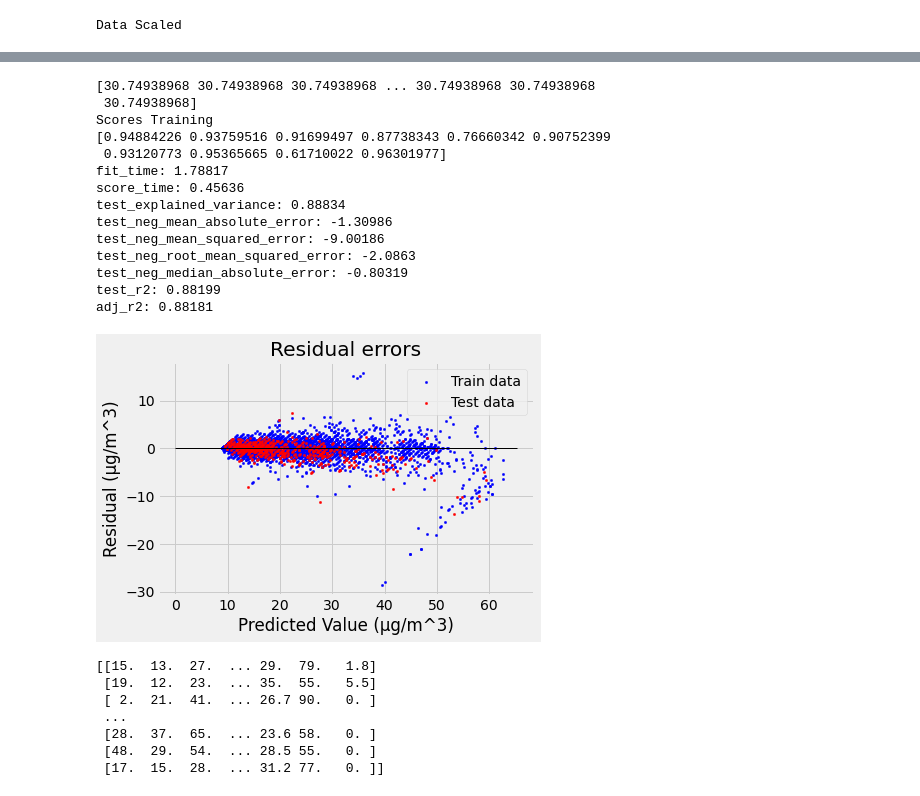
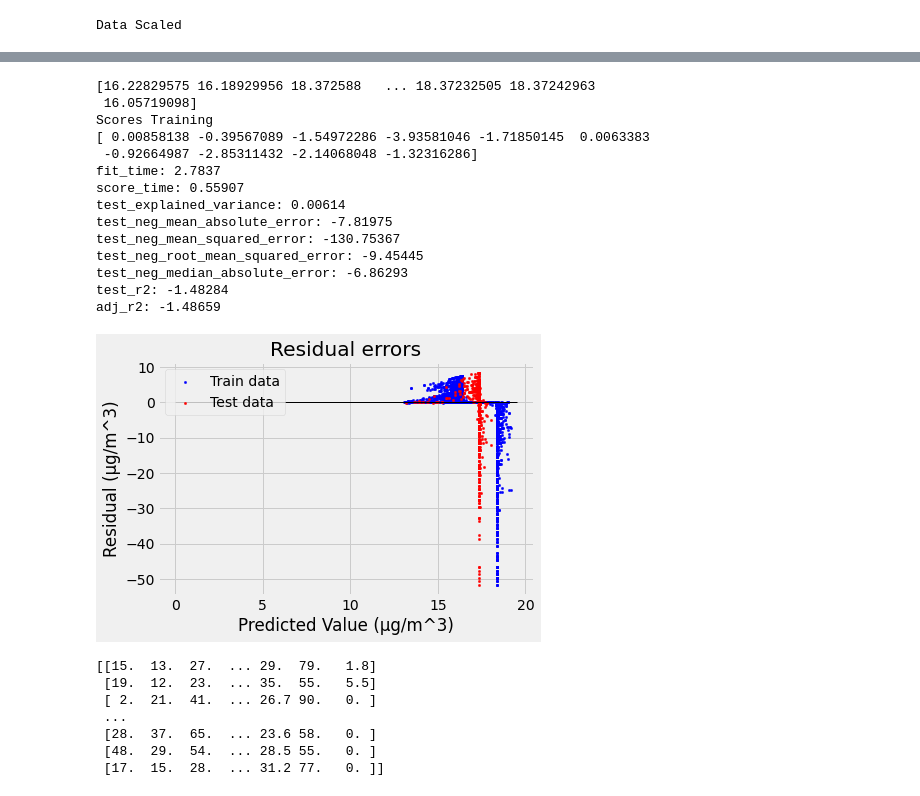
Before and after one commit to JBPrew/OzonePM-Forecasting, a Jupyter notebook: Models/test_regression WITHOUT SCALING.ipynb, the cells around one changed output, grey strips where cells are left out. Cells and saved outputs as stored; diff of their text form; code cells hidden in the pictures.

```diff
--- a/Models/test_regression WITHOUT SCALING.ipynb
+++ b/Models/test_regression WITHOUT SCALING.ipynb
@@ -268,7 +267,7 @@ adj_r2: 0.91732
 from sklearn.linear_model import RANSACRegressor, LinearRegression
 
 ransac_reg = RANSACRegressor(LinearRegression(positive=True), random_state = 42)
-ransac_reg.fit(X_train_scaled, y_train)
+ransac_reg.fit(X_train, y_train)
 
 #Print Coefficients and Weight
 print("Coefficients: ")
@@ -278,10 +277,10 @@ for i in range(len(X.columns)):
     print(X.columns[i] + ": " + str(ransac_reg.estimator_.coef_[i]))
 
 print("Scores Training")
-ransac_reg_scores = cross_validate_scores(ransac_reg, X_scaled, y)
+ransac_reg_scores = cross_validate_scores(ransac_reg, X, y)
 for key in ransac_reg_scores:
     print(key + ": " + str(ransac_reg_scores[key]))
 
-resid_plot(ransac_reg, X_train_scaled, X_test_scaled)
+resid_plot(ransac_reg, X_train, X_test)
 # %% [output]
 Coefficients:
@@ -310,7 +309,7 @@ from sklearn import tree
 
 
 decision_tree_reg = DecisionTreeRegressor(random_state = 42, max_depth = 5)
-decision_tree_reg.fit(X_train_scaled, y_train)
+decision_tree_reg.fit(X_train, y_train)
 
 
 #Print Coefficients and Weight
@@ -333,12 +332,12 @@ print("aaa")
 #                feature_names =X.columns, view=True)
 
 print("Scores Training")
-decision_tree_reg_scores = cross_validate_scores(decision_tree_reg, X_scaled, y)
+decision_tree_reg_scores = cross_validate_scores(decision_tree_reg, X, y)
 for key in decision_tree_reg_scores:
     print(key + ": " + str(decision_tree_reg_scores[key]))
 
 
-resid_plot(decision_tree_reg, X_train_scaled, X_test_scaled)
+resid_plot(decision_tree_reg, X_train, X_test)
 # %% [output]
 Tree:
 aaa
@@ -363,10 +362,10 @@ from sklearn.ensemble import RandomForestRegressor
 from sklearn import tree
 
 random_forest_reg = RandomForestRegressor(random_state = 42, max_depth = 7, n_estimators = 300)
-random_forest_reg.fit(X_train_scaled, y_train)
+random_forest_reg.fit(X_train, y_train)
 
 # random_forest = RandomForestRegressor()
-# random_forest.fit(X_train_scaled, y_train)
+# random_forest.fit(X_train, y_train)
 # ### Grid Search ###
 # num_leafs = [1,2,4,6,10]
 
@@ -376,7 +375,7 @@ random_forest_reg.fit(X_train_scaled, y_train)
 #              }]
 
 # random_forest_reg = GridSearchCV(estimator=random_forest, param_grid=parameters,cv = 10)
-# random_forest_reg.fit(X_train_scaled, y_train)
+# random_forest_reg.fit(X_train, y_train)
 # print("found best param")
 # print(random_forest_reg.best_params_)
 
@@ -385,12 +384,12 @@ random_forest_reg.fit(X_train_scaled, y_train)
 
 
 print("Scores Training")
-random_forest_reg_scores = cross_validate_scores(random_forest_reg, X_scaled, y)
+random_forest_reg_scores = cross_validate_scores(random_forest_reg, X, y)
 for key in random_forest_reg_scores:
     print(key + ": " + str(random_forest_reg_scores[key]))
 
 
-resid_plot(random_forest_reg, X_train_scaled, X_test_scaled)
+resid_plot(random_forest_reg, X_train, X_test)
 
 print("Tree: ")
 
@@ -417,18 +416,18 @@ from sklearn.model_selection import GridSearchCV
 from sklearn.neighbors import KNeighborsRegressor
 
 # knn_model = KNeighborsRegressor(n_neighbors=3)
-# knn_model.fit(X_train_scaled, y_train)
+# knn_model.fit(X_train, y_train)
 
 parameters = {"n_neighbors": range(1, 5)}
 knn_model = GridSearchCV(KNeighborsRegressor(), parameters)
-knn_model.fit(X_train_scaled, y_train)
+knn_model.fit(X_train, y_train)
 
 print("Scores Training")
-knn_model_scores = cross_validate_scores(knn_model, X_scaled, y)
+knn_model_scores = cross_validate_scores(knn_model, X, y)
 for key in knn_model_scores:
     print(key + ": " + str(knn_model_scores[key]))
 
 
-resid_plot(knn_model, X_train_scaled, X_test_scaled)
+resid_plot(knn_model, X_train, X_test)
 # %% [output]
 Scores Training
@@ -447,44 +446,44 @@ adj_r2: 0.77338
 # %%
 ## SVM
 
 from sklearn.svm import SVR
 from sklearn.model_selection import GridSearchCV
 
 # parameters = {
 #     "kernel": ["rbf"],
 #     "C": [1,10,10,100,1000],
 #     "gamma": [1e-9, 1e-8, 1e-7, 1e-6, 1e-5, 1e-4, 1e-3, 1e-2, 1e-1]
 #
 # }
 
 # svm_reg = GridSearchCV(SVR(), parameters, cv=5, verbose=2)
 
 svm_reg = SVR(kernel='rbf', gamma = 'auto', epsilon = .0001)
-svm_reg.fit(X_train_scaled, y_train)
+svm_reg.fit(X_train, y_train)
 print(svm_reg.predict(X_train.values))
 
 print("Scores Training")
-svm_reg_scores = cross_validate_scores(svm_reg, X_scaled, y)
+svm_reg_scores = cross_validate_scores(svm_reg, X, y)
 for key in svm_reg_scores:
     print(key + ": " + str(svm_reg_scores[key]))
 
-resid_plot(svm_reg, X_train_scaled, X_test_scaled)
+resid_plot(svm_reg, X_train, X_test)
 # %% [output]
-[30.74938968 30.74938968 30.74938968 ... 30.74938968 30.74938968
- 30.74938968]
+[16.22829575 16.18929956 18.372588   ... 18.37232505 18.37242963
+ 16.05719098]
 Scores Training
-[0.94884226 0.93759516 0.91699497 0.87738343 0.76660342 0.90752399
- 0.93120773 0.95365665 0.61710022 0.96301977]
-fit_time: 1.78817
-score_time: 0.45636
-test_explained_variance: 0.88834
-test_neg_mean_absolute_error: -1.30986
-test_neg_mean_squared_error: -9.00186
-test_neg_root_mean_squared_error: -2.0863
-test_neg_median_absolute_error: -0.80319
-test_r2: 0.88199
-adj_r2: 0.88181
+[ 0.00858138 -0.39567089 -1.54972286 -3.93581046 -1.71850145  0.0063383
+ -0.92664987 -2.85311432 -2.14068048 -1.32316286]
+fit_time: 2.7837
+score_time: 0.55907
+test_explained_variance: 0.00614
+test_neg_mean_absolute_error: -7.81975
+test_neg_mean_squared_error: -130.75367
+test_neg_root_mean_squared_error: -9.45445
+test_neg_median_absolute_error: -6.86293
+test_r2: -1.48284
+adj_r2: -1.48659
-[figure, old version]
+[figure, new version]
 # %%
 print(X_train.values)
 # %% [output]
```
Also changed, not shown: parts of 16 cells of this notebook, 7 other files.
